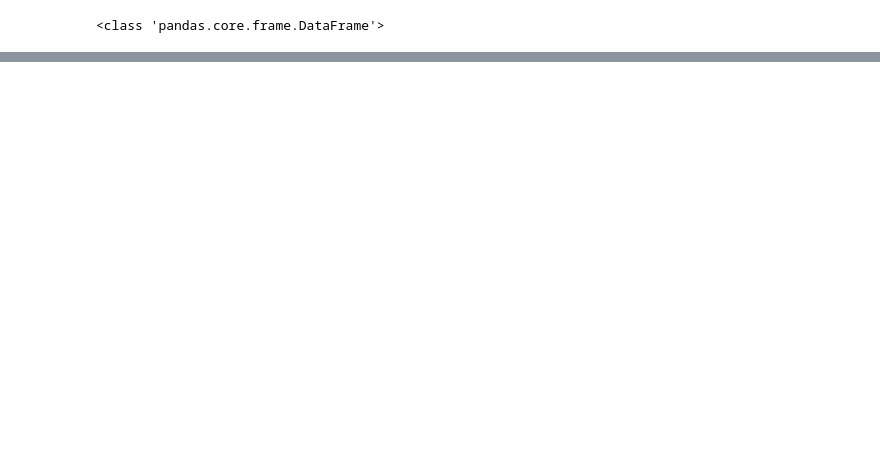
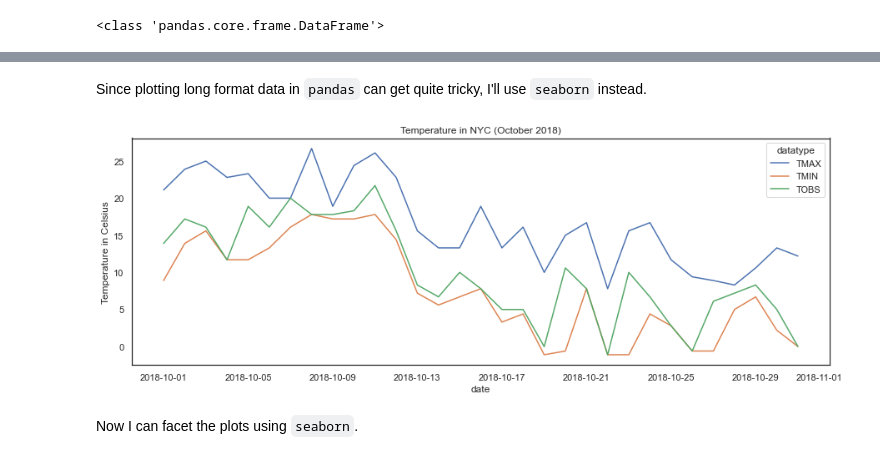
Before and after one commit to hestrang1993/Hands-On-Data-Analysis-with-Pandas-2nd-edition, a Jupyter notebook: ch_03/my_ch_03_work.ipynb, the cells around one changed output, grey strips where cells are left out. Saved outputs shown, nothing was run; the diff lists cells and outputs as text; code cells hidden in the pictures; blank space fills up the shorter version.

Commit message:
Update Chapter 03 Notebook
Added sections describing wide data and long data.
Emphasized the differences between the two formats.
Started to learn how to use seaborn.

Harrison Strang

```diff
--- a/ch_03/my_ch_03_work.ipynb
+++ b/ch_03/my_ch_03_work.ipynb
@@ -70,0 +133,36 @@ long_df = long_df[use_columns_long]
+# %% [markdown]
+Since plotting long format data in ``pandas`` can get quite tricky, I'll use ``seaborn`` instead.
+# %%
+# Seaborn variables
+y_label = 'Temperature in Celsius'
+"""
+str: The y-axis label for this seaborn plot.
+"""
+title = 'Temperature in NYC (October 2018)'
+"""
+str: The title for the seaborn plot.
+"""
+rc_dict = {'figure.figsize': (15, 5)}
+"""
+{str: (int, int)}: A dictionary defining the seaborn figure size.
+"""
+style_str = 'white'
+"""
+str: The style argument for the seaborn plot.
+"""
+
+# Drawing the plot
+sns.set_theme(rc = rc_dict, style = style_str)
+ax = sns.lineplot(
+    data = long_df,
+    x = 'date',
+    y = 'value',
+    hue = 'datatype'
+)
+ax.set_ylabel(y_label)
+ax.set_title(title)
+plt.show()
+# %% [output]
+[figure, added]
+# %% [markdown]
+Now I can facet the plots using ``seaborn``.
```
Also changed, not shown: parts of 10 cells of this notebook, 4 other files.
